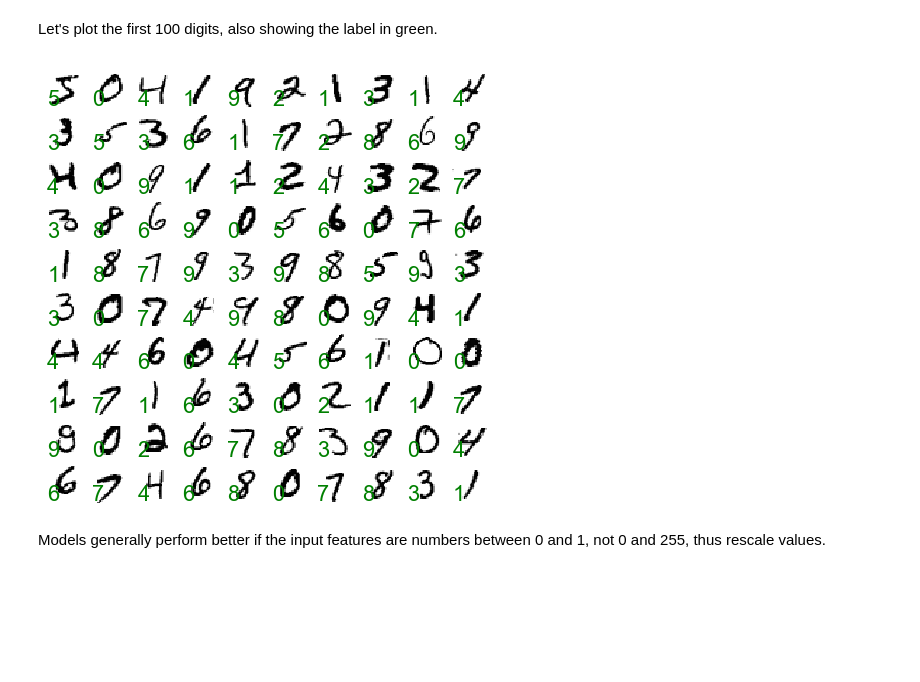
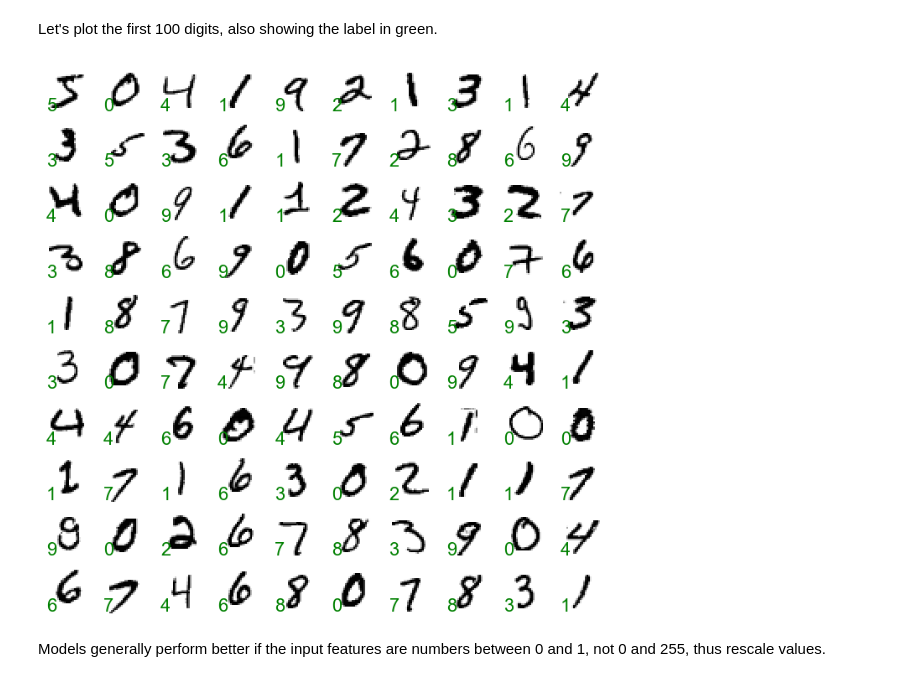
Before and after one commit to Datenspieler/vortrag, a Jupyter notebook: demo.ipynb, the cells around one changed output. Drawn from its saved outputs; the diff is of its cells as text; code cells hidden in the pictures; blank space fills up the shorter version.

```diff
--- a/demo.ipynb
+++ b/demo.ipynb
@@ -92,16 +92,16 @@ array([7, 2, 1, ..., 4, 5, 6], dtype=uint8)
 # %% [markdown]
 Let's plot the first 100 digits, also showing the label in green.
 # %%
-fig, axes = plt.subplots(10, 10, figsize=(8, 8),
+fig, axes = plt.subplots(10, 10, figsize=(12, 12),
                          subplot_kw={'xticks': [], 'yticks': []},
-                         gridspec_kw=dict(hspace=0.1, wspace=0.1))
+                         gridspec_kw=dict(hspace=0.2, wspace=0.2))
 
 for i, ax in enumerate(axes.flat):
     ax.imshow(train_images[i], cmap='binary', interpolation='nearest')
     ax.text(0.05, 0.05, str(train_labels[i]),
             transform=ax.transAxes, color='green')
 # %% [output]
-[figure, old version]
+[figure, new version]
 # %% [markdown]
 Models generally perform better if the input features are numbers between 0 and 1, not 0 and 255, thus rescale values.
 # %%
```
Also changed, not shown: parts of 29 cells of this notebook, 6 other files.
